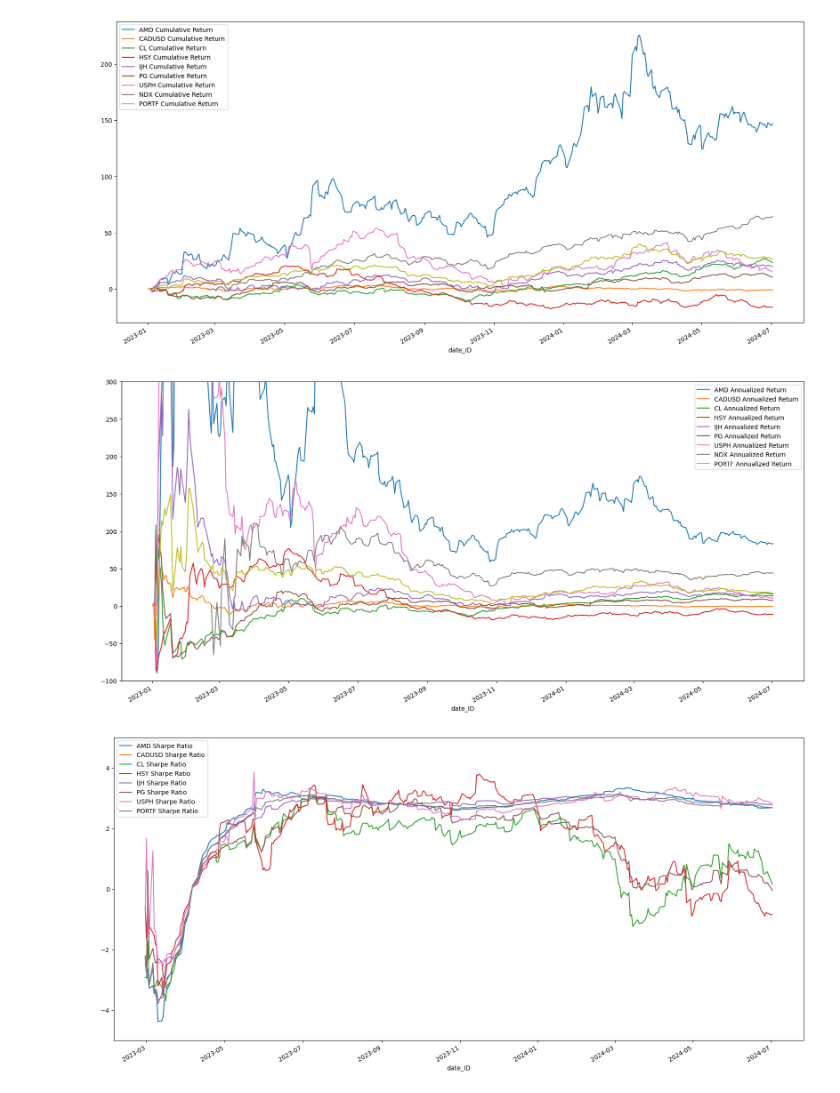
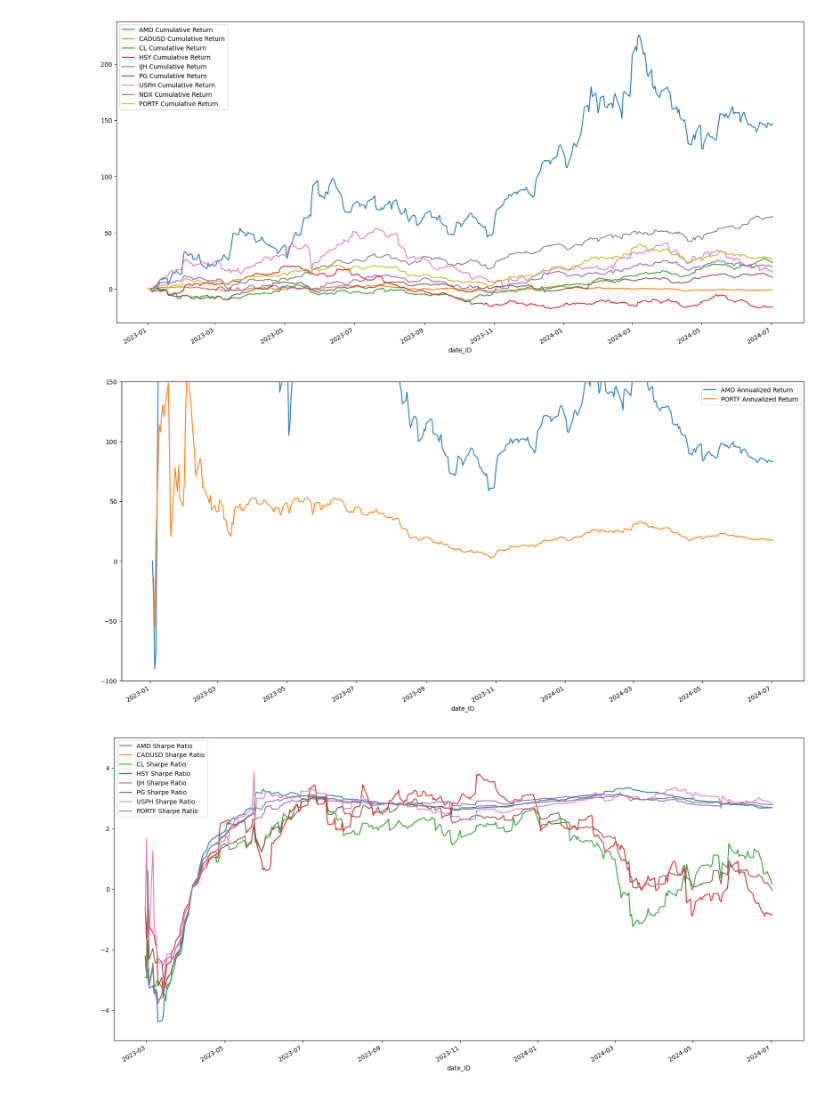
Before and after one commit to benk-2019/daily_assignments, a Jupyter notebook: project_1/data_visualize.ipynb, the cells around one changed output. Cells and saved outputs as stored; diff of their text form; code cells hidden in the pictures.

```diff
--- a/project_1/data_visualize.ipynb
+++ b/project_1/data_visualize.ipynb
@@ -123,21 +135,14 @@ fact_table_portf[fact_table_portf['ticker_ID'] == 'PORTF'].plot(ax=ax, x='date_I
 plt.show()
 # %% [output]
 [figure]
-# %%
-
-ax = fact_table_portf[fact_table_portf['ticker_ID'] == 'AMD'].plot(x='date_ID', y='annualized_return', label='AMD Annualized Return')
-fact_table_portf[fact_table_portf['ticker_ID'] == 'CADUSD'].plot(ax=ax, x='date_ID', y='annualized_return', label='CADUSD Annualized Return')
-fact_table_portf[fact_table_portf['ticker_ID'] == 'CL'].plot(ax=ax, x='date_ID', y='annualized_return', label='CL Annualized Return')
-fact_table_portf[fact_table_portf['ticker_ID'] == 'HSY'].plot(ax=ax, x='date_ID', y='annualized_return', label='HSY Annualized Return')
-fact_table_portf[fact_table_portf['ticker_ID'] == 'IJH'].plot(ax=ax, x='date_ID', y='annualized_return', label='IJH Annualized Return')
-fact_table_portf[fact_table_portf['ticker_ID'] == 'PG'].plot(ax=ax, x='date_ID', y='annualized_return', label='PG Annualized Return')
-fact_table_portf[fact_table_portf['ticker_ID'] == 'USPH'].plot(ax=ax, x='date_ID', y='annualized_return', label='USPH Annualized Return')
-fact_table_portf[fact_table_portf['ticker_ID'] == 'NDX'].plot(ax=ax, x='date_ID', y='annualized_return', label='NDX Annualized Return')
-fact_table_portf[fact_table_portf['ticker_ID'] == 'PORTF'].plot(ax=ax, x='date_ID', y='annualized_return', label='PORTF Annualized Return')
-ax.set_ylim([-100.0, 300.0])
-plt.show()
-# %% [output]
-[figure, removed]
+# %%
+
+ax = fact_table_portf[fact_table_portf['ticker_ID'] == 'AMD'].plot(x='date_ID', y='annualized_return', label='AMD Annualized Return')
+fact_table_portf[fact_table_portf['ticker_ID'] == 'PORTF'].plot(ax=ax, x='date_ID', y='annualized_return', label='PORTF Annualized Return')
+ax.set_ylim([-100.0, 150.0])
+plt.show()
+# %% [output]
+[figure, added]
 # %%
 ax = fact_table_portf[fact_table_portf['ticker_ID'] == 'PORTF'].plot(ax=ax, x='date_ID', y='annualized_return', label='PORTF Annualized Return')
 plt.show()
```
Also changed, not shown: parts of 1 cell of this notebook.
